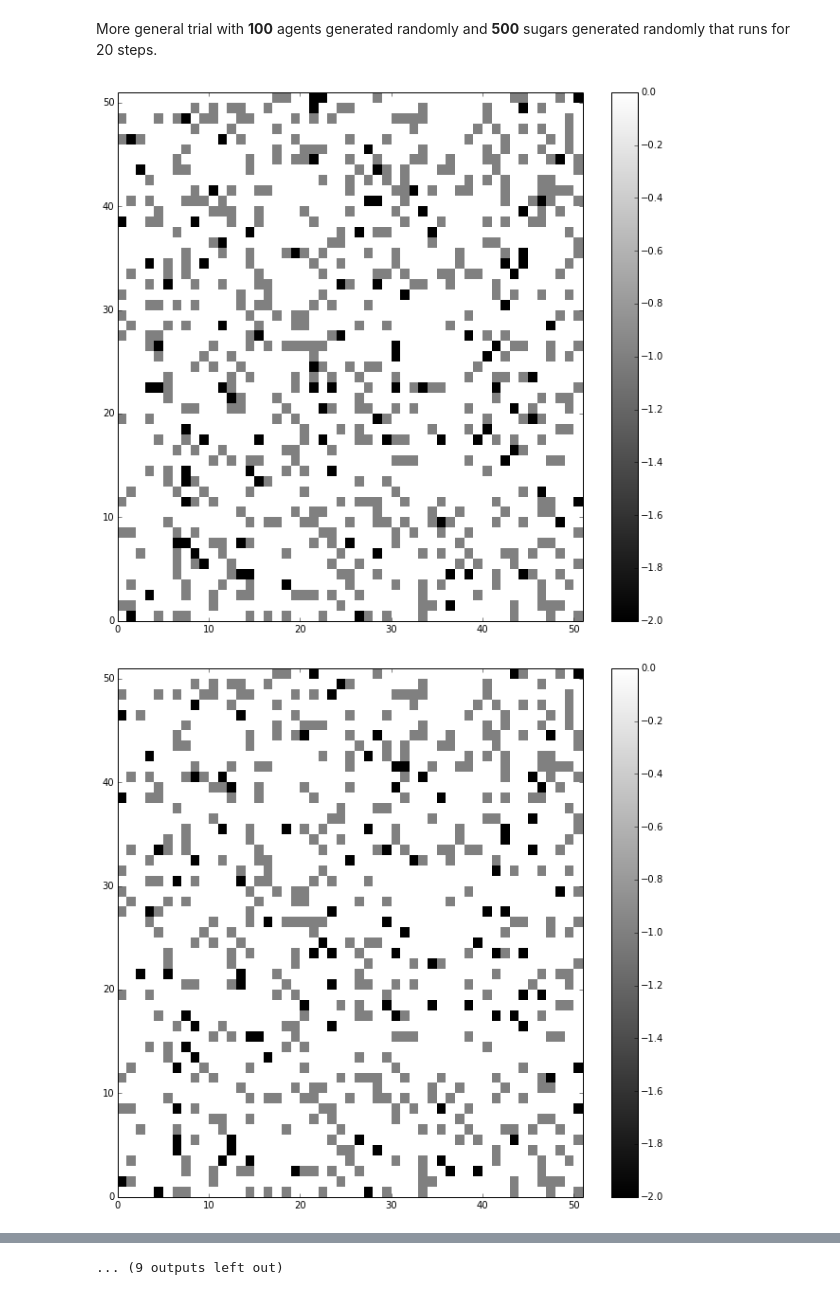
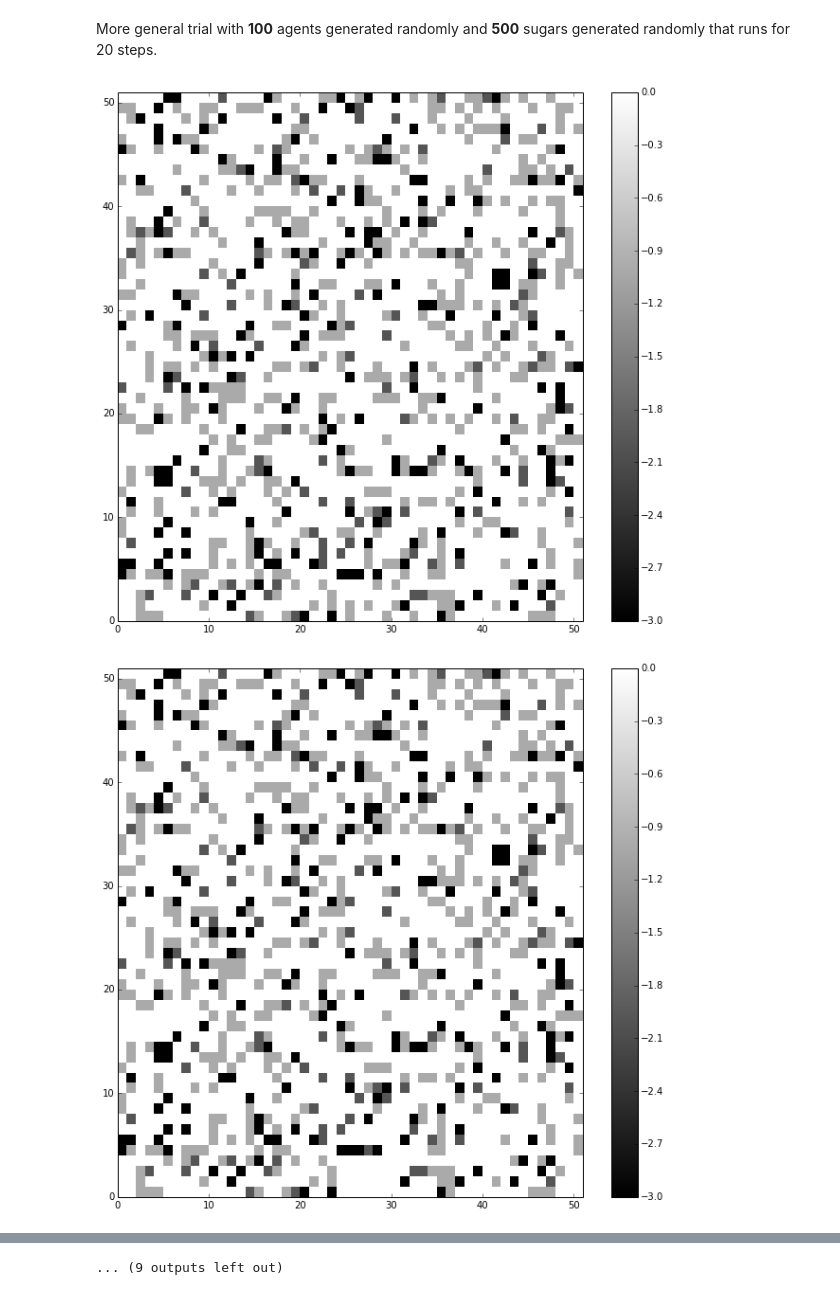
Before and after one commit to ddiazram/Proyecto-Mate-Compu, a Jupyter notebook: Paolo/Traducido.ipynb, the cells around one changed output, grey strips where cells are left out. Cells and saved outputs as stored; diff of their text form; code cells hidden in the pictures.

```diff
--- a/Paolo/Traducido.ipynb
+++ b/Paolo/Traducido.ipynb
@@ -215,3 +242,21 @@ class Sugar:
+# %%
+class Spice:
+    """
+    Stacks of spices of variable sizes in a specific location in a discrete grid.
+    """
+
+    def __init__(self, id ,tpe = 3, x = None, y = None, quantity = None):
+        self.id = id
+        self.tpe = tpe #type
+        if x == None or y == None:
+            self.position = np.array([randint(0,50), randint(0,50)])
+        else:
+            self.position = np.array([x,y])
+        self.existence = False
+        if quantity == None:
+            self.quantity = randint(1,5)
+        else:
+            self.quantity = quantity
 # %% [markdown]
 ## World
 # %%
@@ -239,6 +284,20 @@ class World:
             self.sugars_list = practice_sugars
             self.define(self.sugars_list)
 
+    def place_spices(self,n, practice_spices=None):
+
+        """
+        Function that creates n number of spices and places them both on the grid and in the spices_list.
+        n: number of spices to be created, though you can't specify each one.
+        practice_spices: list that contains handcrafted sugars in specific locations for trials purposes.
+        """
+        if practice_spices == None:
+            self.spices_list = [Spice(i) for i in xrange(n)]
+            self.define(self.spices_list)
+        else:
+            self.spices_list = practice_spices
+            self.define(self.spices_list)
+
 
     def define(self, agent_list):
         """
@@ -257,10 +316,12 @@ class World:
                 else:
                     agent_list[i].position = np.array([randint(0,50), randint(0,50)])
 
-    def update_agents(self, agents, step):
+    def update_agents(self, agents, step, world):
         for i in xrange(len(agents)):
-            agents[i].death(step, self)
-            if agents[i].existence==True:
+            agents[i].death(agents, step, world)
+
+        for agent in agents:
+            if agent.existence==True:
                 self.grid[agents[i].position[0], agents[i].position[1]] = 0
                 agents[i].move(self)
                 self.grid[agents[i].position[0], agents[i].position[1]] = agents[i].tpe
@@ -280,7 +341,7 @@ class World:
         return count
 
     def update_sugars(self):
-        if self.count_sugars()<20:
+        if self.count_sugars()<40:
             self.define(self.sugars_list)
 
 
@@ -358,16 +407,17 @@ More general trial with **100** agents generated randomly and **500** sugars gen
 # %%
 SS = World()
 agents = [(Agent_grid(i)) for i in xrange(100)]
 SS.define(agents)
 SS.place_sugars(n = 500)
+SS.place_spices(n=200)
 SS.draw()
 
 steps=20
 
 for i in xrange(1,steps+1):
-    SS.update_agents(agents, step)
+    SS.update_agents(agents, step, SS)
     SS.update_sugars()
     SS.draw()
 # %% [output]
-[figure, old version]
+[figure, new version]
-[figure, old version]
+[figure, new version]
```
Also changed, not shown: parts of 10 cells of this notebook.
